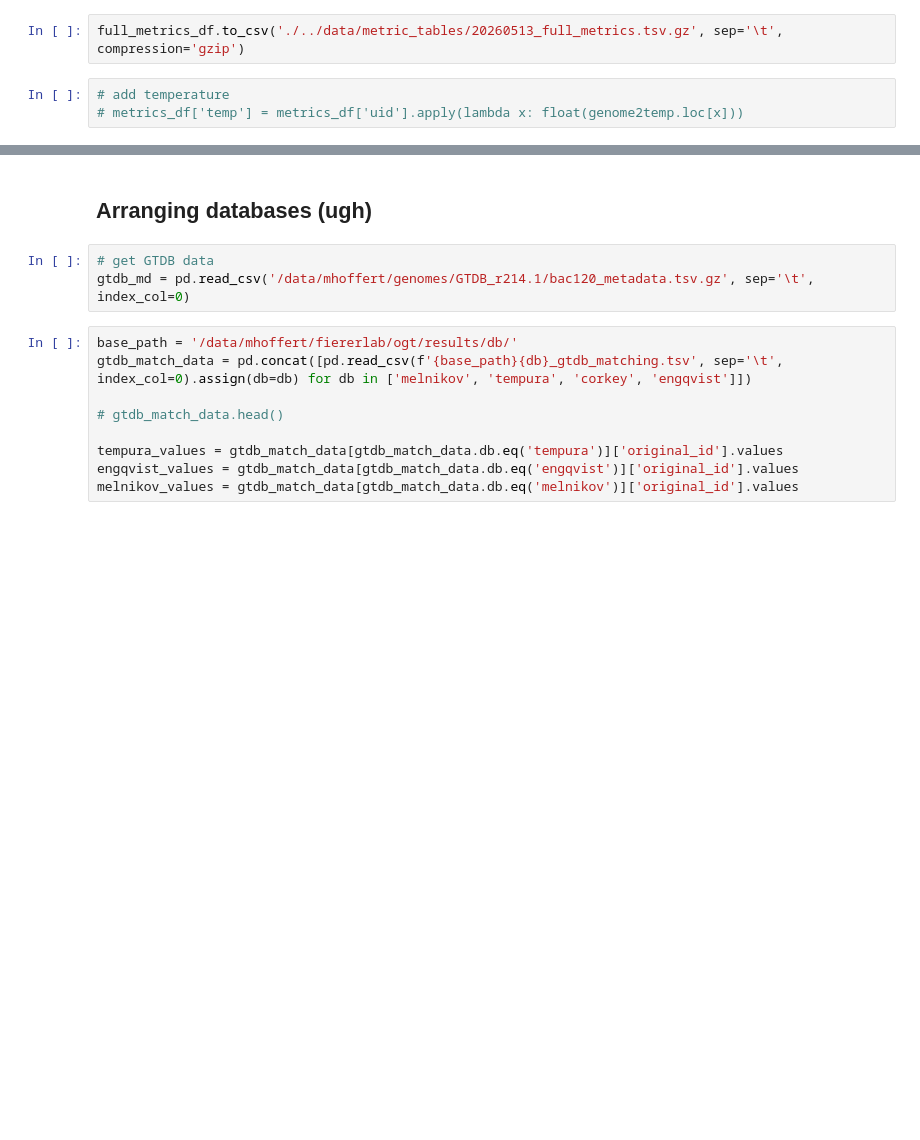
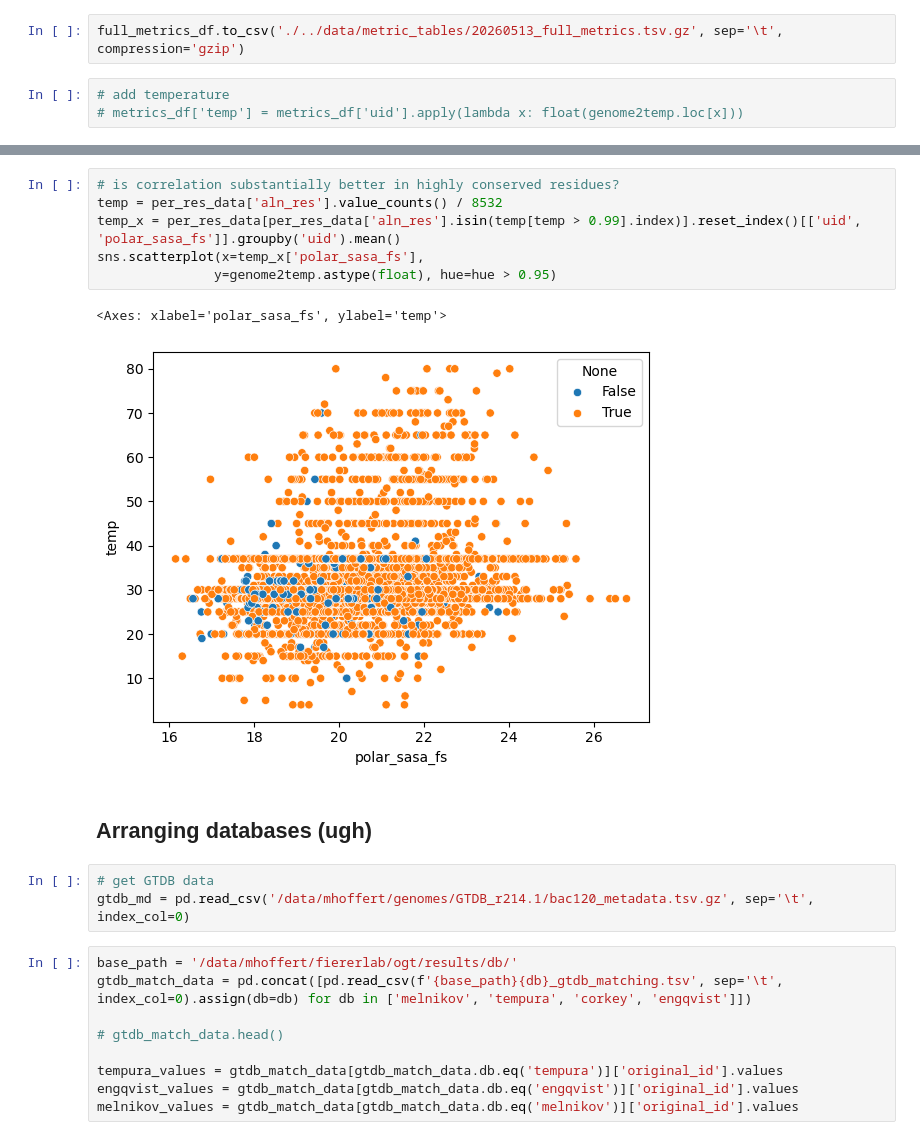
Before and after one commit to realmichaelhoffert/adenylate_kinase_ogt, a Jupyter notebook: notebooks/01_compile_data.ipynb, the cells around one changed output, grey strips where cells are left out. Cells and saved outputs as stored; diff of their text form; blank space fills up the shorter version.

```diff
--- a/notebooks/01_compile_data.ipynb
+++ b/notebooks/01_compile_data.ipynb
@@ -587,3 +619,12 @@ full_metrics_df.to_csv('./../data/metric_tables/20260513_full_metrics.tsv.gz', s
+# %%
+# is correlation substantially better in highly conserved residues?
+temp = per_res_data['aln_res'].value_counts() / 8532
+temp_x = per_res_data[per_res_data['aln_res'].isin(temp[temp > 0.99].index)].reset_index()[['uid', 'polar_sasa_fs']].groupby('uid').mean()
+sns.scatterplot(x=temp_x['polar_sasa_fs'],
+               y=genome2temp.astype(float), hue=hue > 0.95)
+# %% [output]
+<Axes: xlabel='polar_sasa_fs', ylabel='temp'>
+[figure, added]
 # %% [markdown]
 ## Arranging databases (ugh)
 # %%
```
Also changed, not shown: parts of 5 cells of this notebook.
